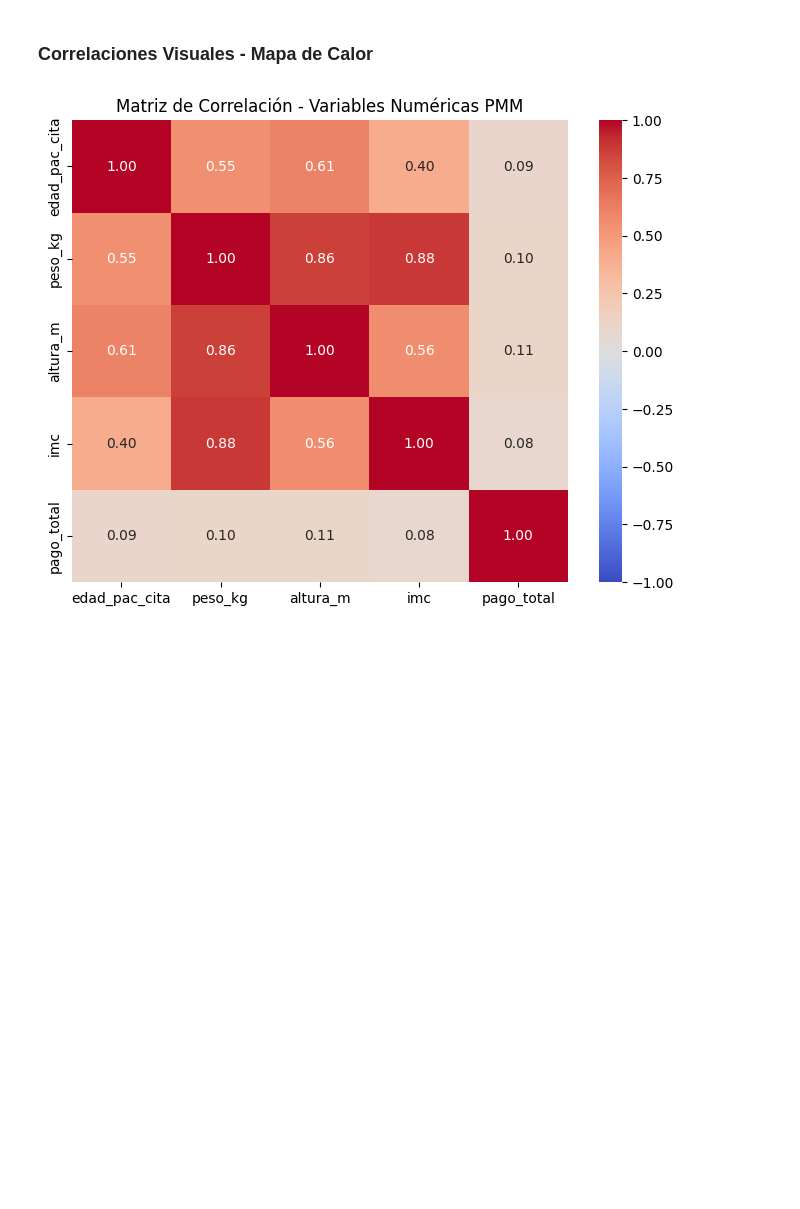
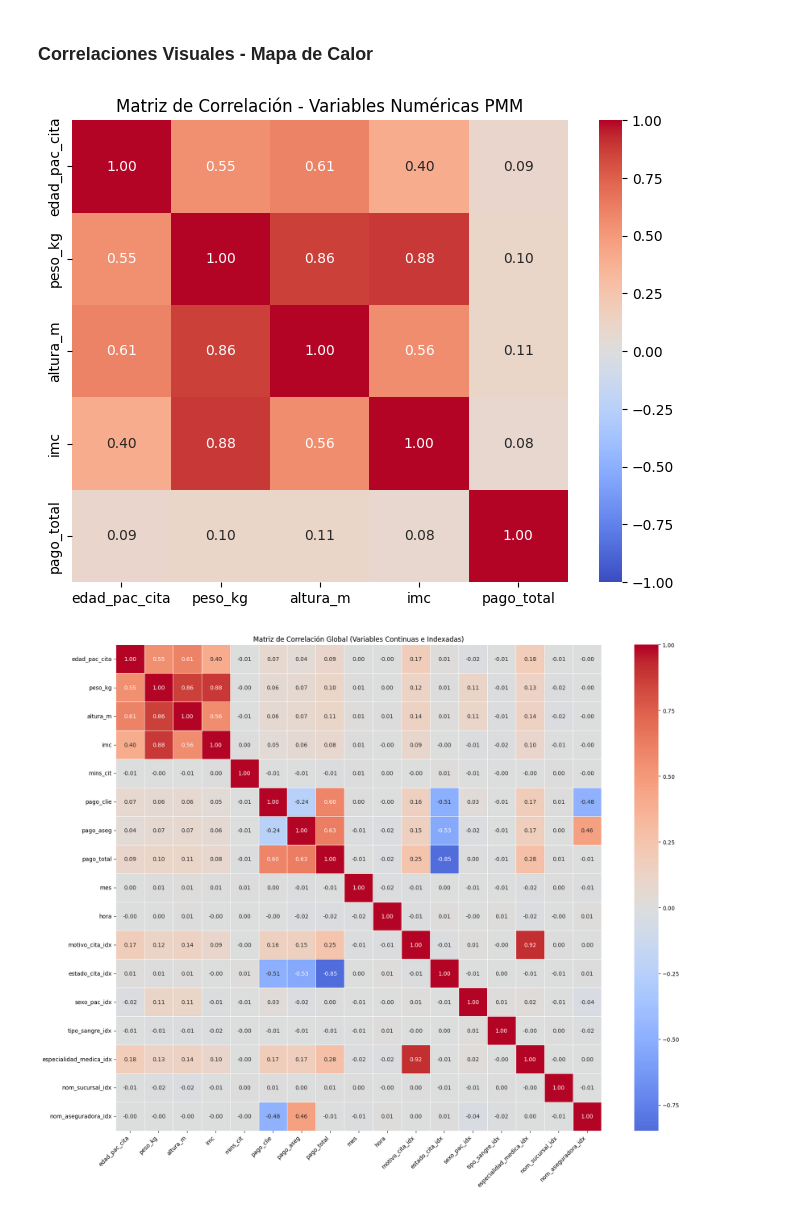
Before and after one commit to Akaru0/Panama-Metropolitan-Medical---Proyecto-Databricks, a Jupyter notebook: 03_analisis_exploratorio.ipynb, the cells around one changed output. Drawn from its saved outputs; the diff is of its cells as text; code cells hidden in the pictures; blank space fills up the shorter version.

```diff
--- a/03_analisis_exploratorio.ipynb
+++ b/03_analisis_exploratorio.ipynb
@@ -118,3 +234,63 @@ plt.title("Matriz de Correlación - Variables Numéricas PMM")
 plt.show()
 # %% [output]
 [figure]
+# %%
+import pandas as pd
+import seaborn as sns
+import matplotlib.pyplot as plt
+from pyspark.ml.feature import StringIndexer, VectorAssembler
+from pyspark.ml.stat import Correlation
+from pyspark.ml import Pipeline
+import pyspark.sql.functions as F
+
+# 1. Ingeniería de Características: Extraer variables numéricas de las fechas temporales
+df_prep = df_citas.withColumn("mes", F.month("fecha_cit")) \
+                  .withColumn("hora", F.hour("hr_inicio_cit"))
+
+# 2. Definición de dominios de variables (excluyendo IDs y textos libres si los hubiera)
+cols_numericas = ["edad_pac_cita", "peso_kg", "altura_m", "imc", "mins_cit",
+                  "pago_clie", "pago_aseg", "pago_total", "mes", "hora"]
+
+cols_categoricas = ["motivo_cita", "estado_cita", "sexo_pac", "tipo_sangre",
+                    "especialidad_medica", "nom_sucursal", "nom_aseguradora"]
+
+# 3. Codificación de Variables Categóricas (StringIndexer)
+# handleInvalid="skip" previene errores si hay valores anómalos o nulos imprevistos
+indexers = [StringIndexer(inputCol=c, outputCol=f"{c}_idx", handleInvalid="skip") for c in cols_categoricas]
+
+# Ejecutar el pipeline de transformación
+pipeline = Pipeline(stages=indexers)
+df_indexed = pipeline.fit(df_prep).transform(df_prep)
+
+# 4. Consolidación de columnas para la matriz
+cols_categoricas_idx = [f"{c}_idx" for c in cols_categoricas]
+todas_las_columnas = cols_numericas + cols_categoricas_idx
+
+# Las matrices de correlación requieren datasets sin valores nulos (NaN)
+df_clean = df_indexed.select(todas_las_columnas).dropna()
+
+# 5. Vectorización de los datos (Requisito estricto de PySpark MLlib)
+assembler = VectorAssembler(inputCols=todas_las_columnas, outputCol="features")
+df_vector = assembler.transform(df_clean).select("features")
+
+# 6. Cálculo de la Matriz de Correlación (Pearson)
+matriz_spark = Correlation.corr(df_vector, "features").head()[0].toArray()
+
+# 7. Renderizado Visual (Heatmap)
+# Se transfiere la matriz matemática a Pandas para utilizar la librería Seaborn
+df_corr = pd.DataFrame(matriz_spark, index=todas_las_columnas, columns=todas_las_columnas)
+
+plt.figure(figsize=(18, 14))
+sns.heatmap(df_corr,
+            annot=True,          # Cambiar a False si los números saturan la gráfica
+            fmt=".2f",           # Redondear a 2 decimales
+            cmap="coolwarm",     # Divergencia de colores (rojo positivo, azul negativo)
+            center=0,
+            square=True,
+            linewidths=.5)
+plt.title("Matriz de Correlación Global (Variables Continuas e Indexadas)")
+plt.xticks(rotation=45, ha='right')
+plt.tight_layout()
+plt.show()
+# %% [output]
+[figure, added]
```
Also changed, not shown: parts of 2 cells of this notebook, 1 other file.
